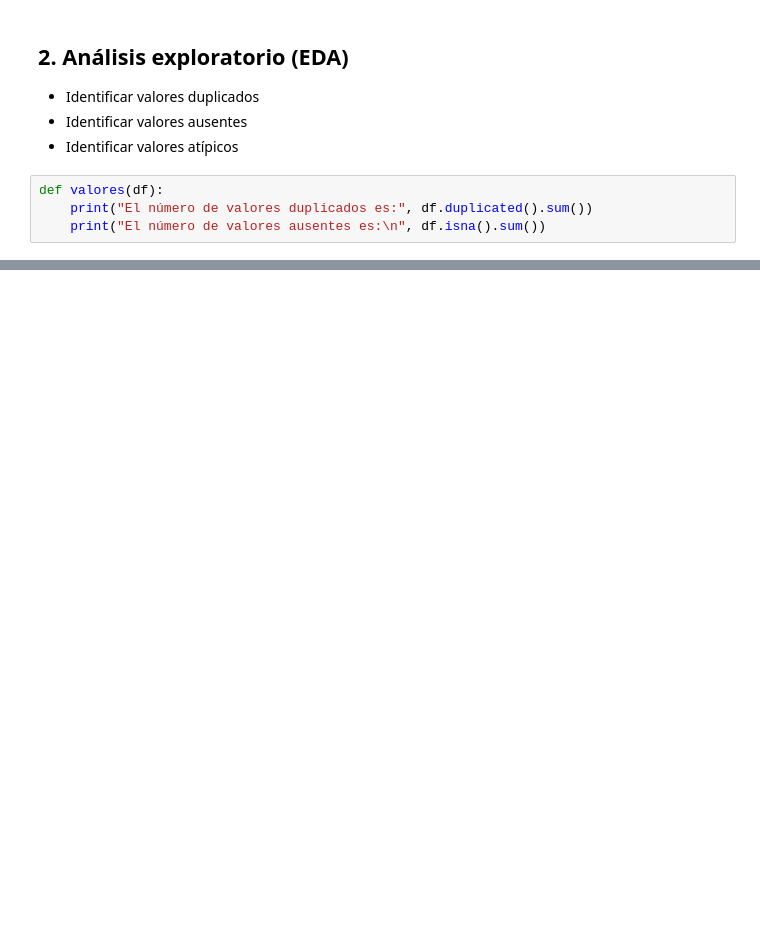
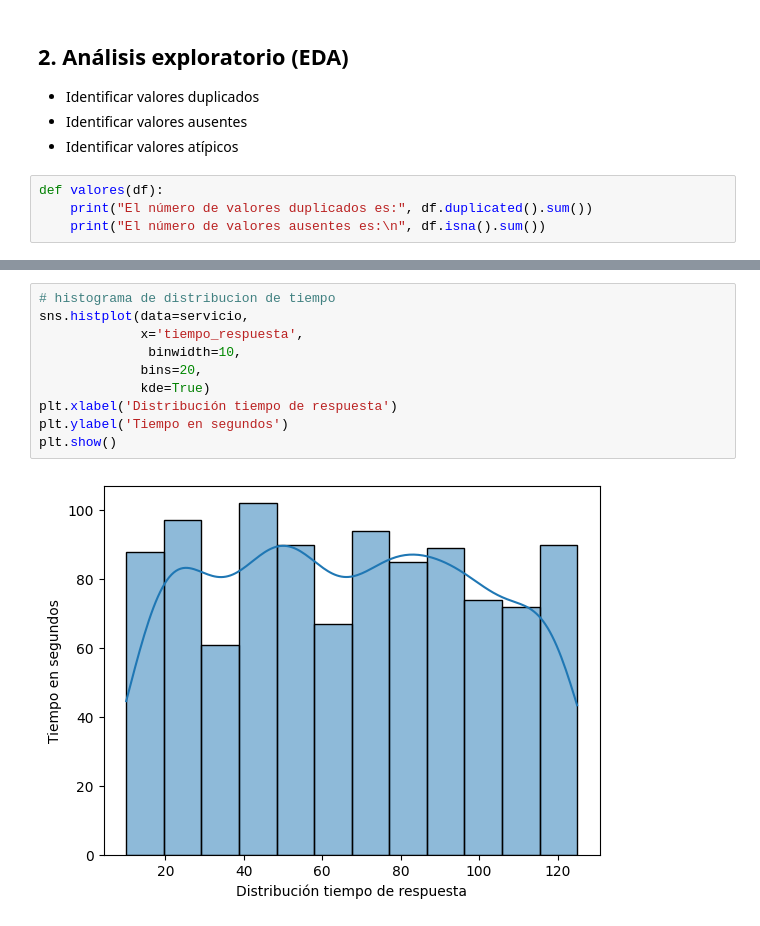
Before and after one commit to Hectorcidps/Portfolio_DA, a Jupyter notebook: Proyecto 12 - Servicio/Servicios.ipynb, the cells around one changed output, grey strips where cells are left out. Cells and saved outputs as stored; diff of their text form; blank space fills up the shorter version.

```diff
--- a/Proyecto 12 - Servicio/Servicios.ipynb
+++ b/Proyecto 12 - Servicio/Servicios.ipynb
@@ -156,0 +257,12 @@ dtype: int64
+# %%
+# histograma de distribucion de tiempo
+sns.histplot(data=servicio,
+             x='tiempo_respuesta',
+              binwidth=10,
+             bins=20,
+             kde=True)
+plt.xlabel('Distribución tiempo de respuesta')
+plt.ylabel('Tiempo en segundos')
+plt.show()
+# %% [output]
+[figure, added]
```
Also changed, not shown: parts of 27 cells of this notebook.
